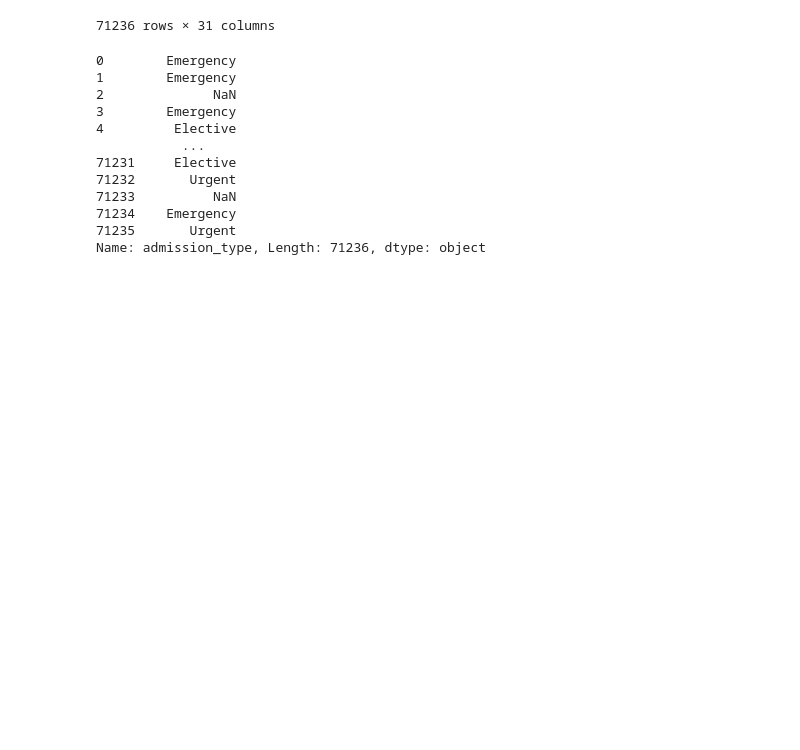
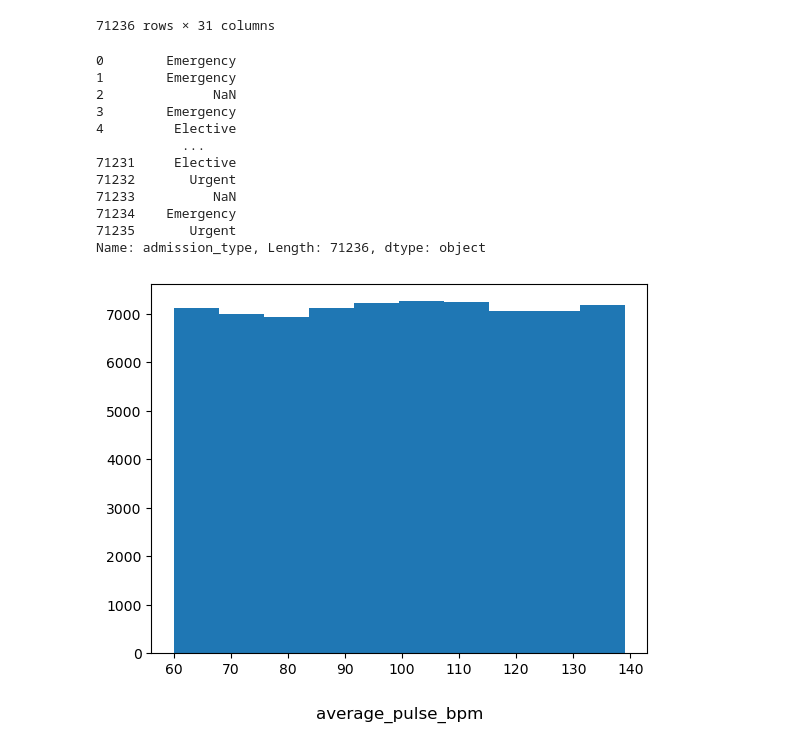
Before and after one commit to amarmate/ML50-2023, a Jupyter notebook: Data Handling/Catarina.ipynb, the cells around one changed output. Drawn from its saved outputs; the diff is of its cells as text; code cells hidden in the pictures; blank space fills up the shorter version.

```diff
--- a/Data Handling/Catarina.ipynb
+++ b/Data Handling/Catarina.ipynb
@@ -148,3 +164,10 @@ dataset_hospitals.admission_type
 71234    Emergency
 71235       Urgent
 Name: admission_type, Length: 71236, dtype: object
+# %%
+plt.hist(dataset_hospitals["average_pulse_bpm"], bins=10)
+plt.title("average_pulse_bpm", y=-0.2)
+
+plt.show()
+# %% [output]
+[figure, added]
```
Also changed, not shown: parts of 3 cells of this notebook.
